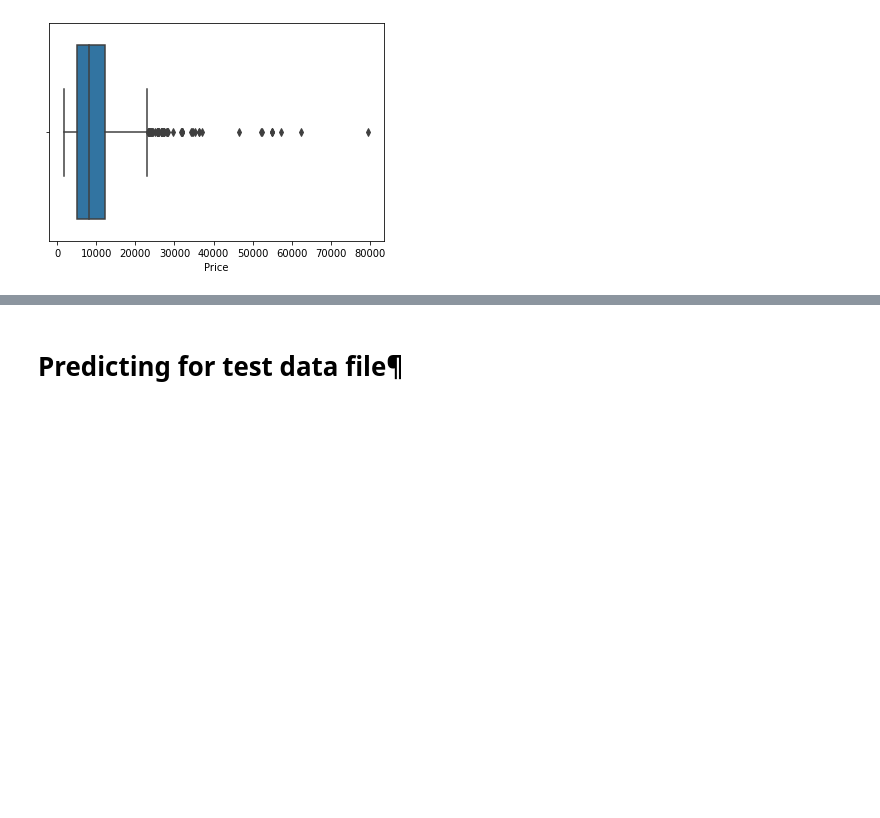
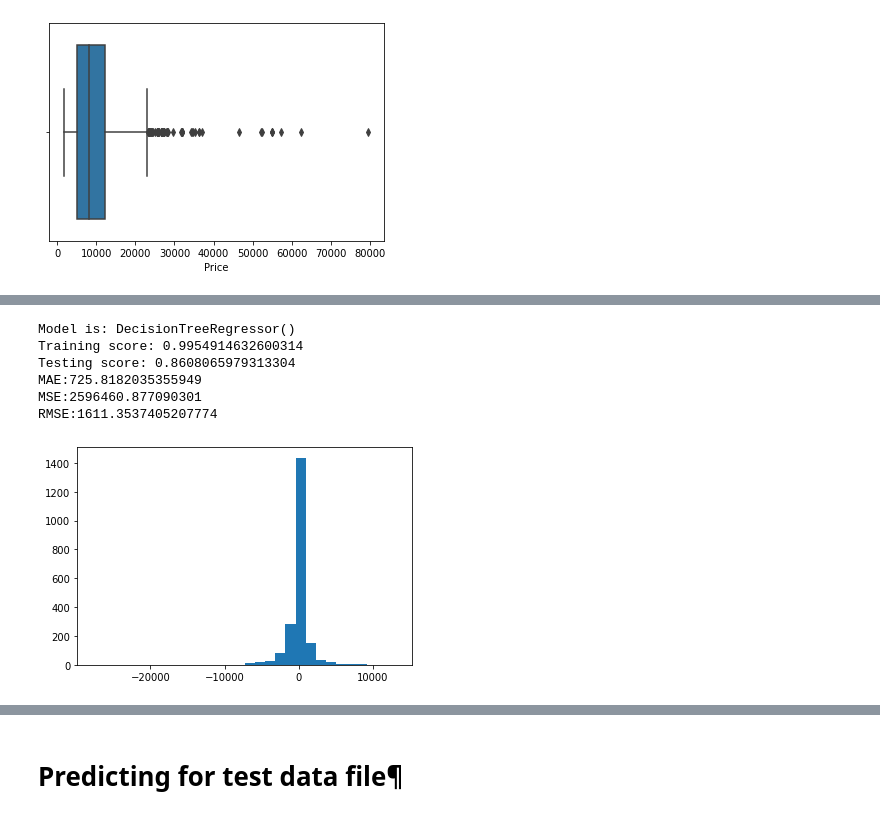
Before and after one commit to mosha1812/FlightFarePrediction, a Jupyter notebook: Fare Prediction.ipynb, the cells around one changed output, grey strips where cells are left out. Saved outputs shown, nothing was run; the diff lists cells and outputs as text; code cells hidden in the pictures; blank space fills up the shorter version.

```diff
--- a/Fare Prediction.ipynb
+++ b/Fare Prediction.ipynb
@@ -446,0 +568,10 @@ X_train, X_test, y_train, y_test = train_test_split(df.drop('Price',axis=1), df[
+# %%
+train_n_eval(DecisionTreeRegressor())
+# %% [output]
+Model is: DecisionTreeRegressor()
+Training score: 0.9954914632600314
+Testing score: 0.8608065979313304
+MAE:725.8182035355949
+MSE:2596460.877090301
+RMSE:1611.3537405207774
+[figure, added]
```
Also changed, not shown: parts of 51 cells of this notebook.
